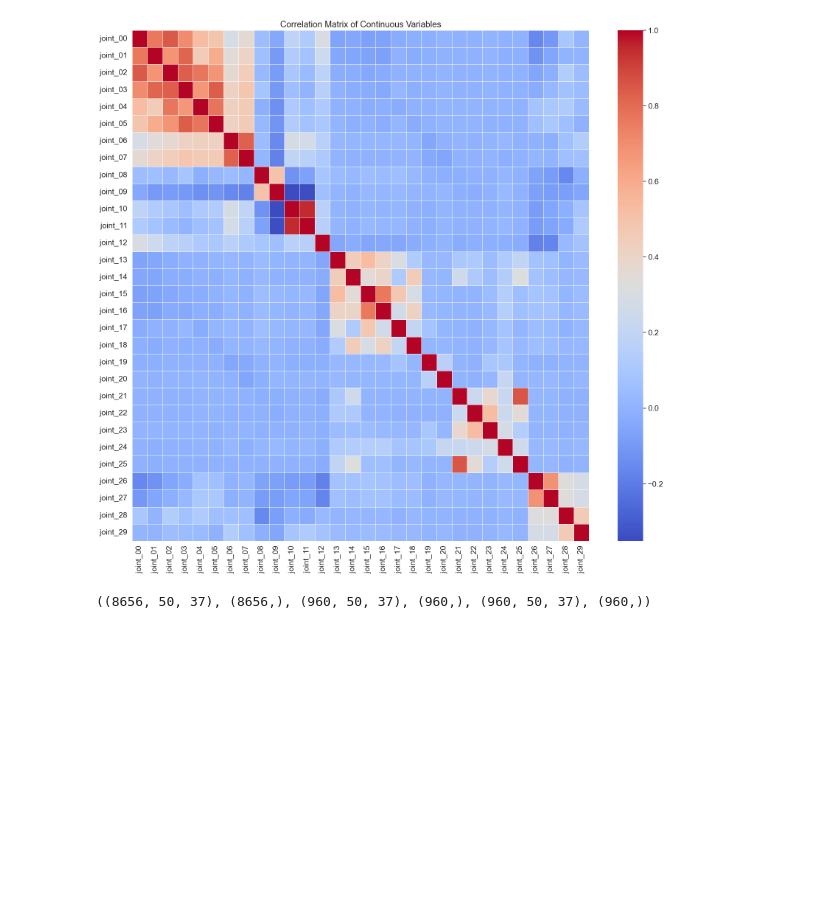
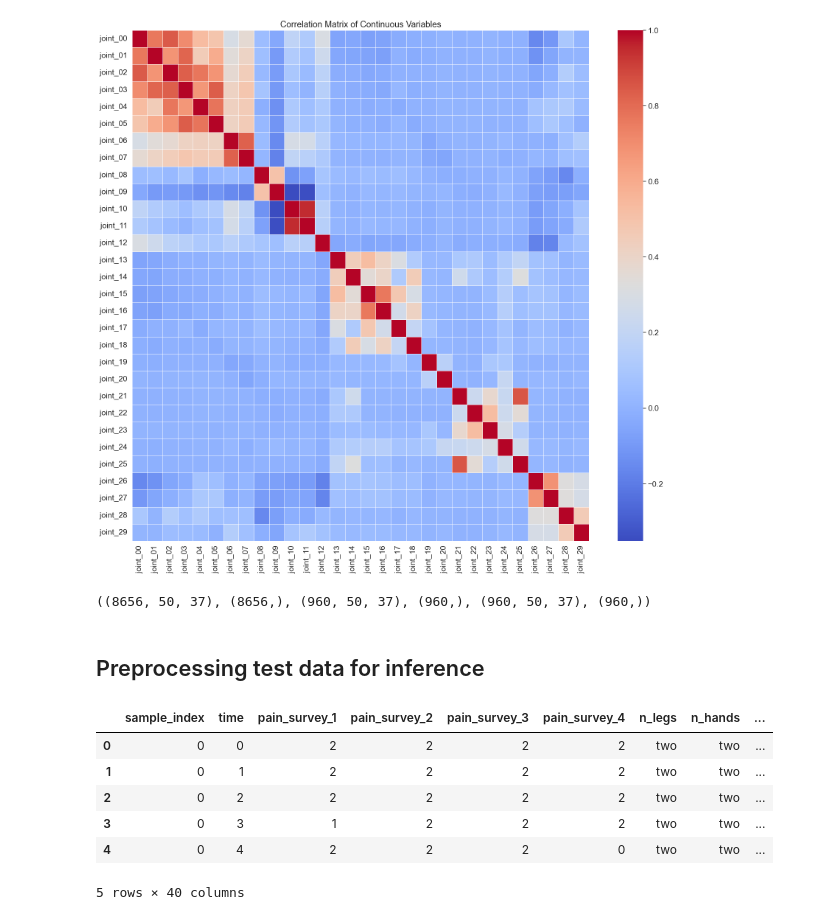
Before and after one commit to hanzla-khalid98/challenge_AN2DL_2025, a Jupyter notebook: preprocessing.ipynb, the cells around one changed output. Cells and saved outputs as stored; diff of their text form; code cells hidden in the pictures; blank space fills up the shorter version.

Commit message:
update preprocessing and start inference

```diff
--- a/preprocessing.ipynb
+++ b/preprocessing.ipynb
@@ -505,3 +511,16 @@ data = torch.load("dataset.pt")
 train_ds = TensorDataset(data["X_train"], data["y_train"])
 val_ds   = TensorDataset(data["X_val"], data["y_val"])
 test_ds  = TensorDataset(data["X_test"], data["y_test"])
+# %% [markdown]
+## Preprocessing test data for inference
+# %%
+df_inference = pd.read_csv("pirate_pain_test.csv")
+df_inference.head()
+# %% [output]
+|  | sample_index | time | pain_survey_1 | pain_survey_2 | pain_survey_3 | pain_survey_4 | n_legs | n_hands | ... |
+| 0 | 0 | 0 | 2 | 2 | 2 | 2 | two | two | ... |
+| 1 | 0 | 1 | 2 | 2 | 2 | 2 | two | two | ... |
+| 2 | 0 | 2 | 2 | 2 | 2 | 2 | two | two | ... |
+| 3 | 0 | 3 | 1 | 2 | 2 | 2 | two | two | ... |
+| 4 | 0 | 4 | 2 | 2 | 2 | 0 | two | two | ... |
+5 rows × 40 columns
```
Also changed, not shown: parts of 8 cells of this notebook, 3 other files.
